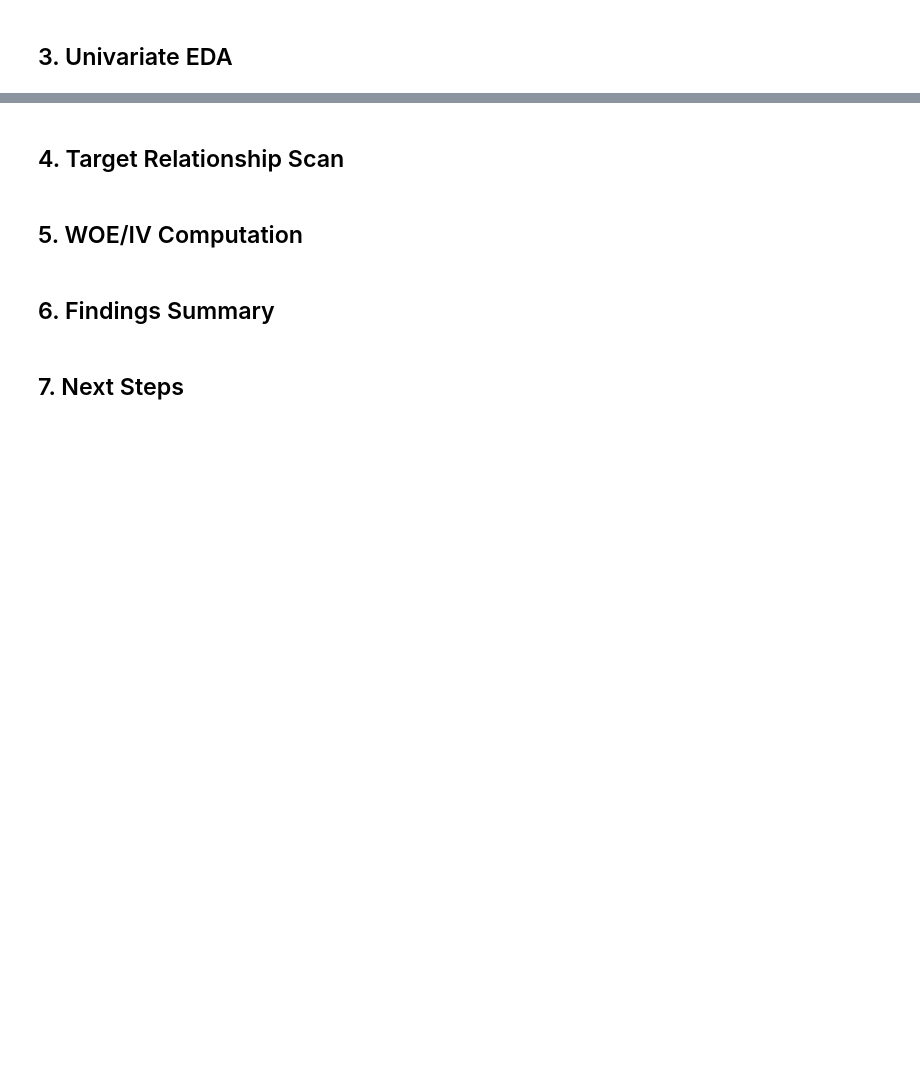
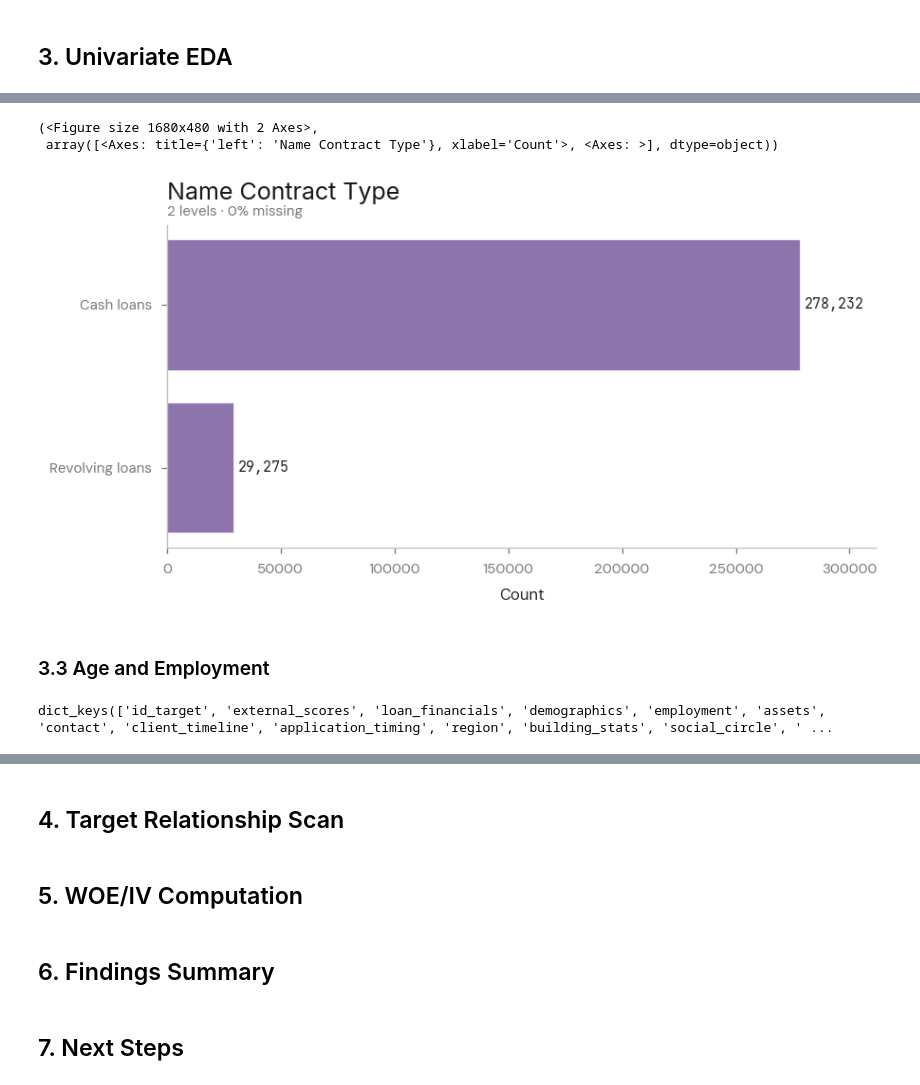
Before and after one commit to smallchuch/CreditRiskLearning, a Jupyter notebook: Projects/Flagship PD Model Project/01_Default_Rate_Driver_Scan_EDA/default_rate_driver_scan_notebook.ipynb, the cells around one changed output, grey strips where cells are left out. Drawn from its saved outputs; the diff is of its cells as text; code cells hidden in the pictures; blank space fills up the shorter version.

```diff
--- a/Projects/Flagship PD Model Project/01_Default_Rate_Driver_Scan_EDA/default_rate_driver_scan_notebook.ipynb
+++ b/Projects/Flagship PD Model Project/01_Default_Rate_Driver_Scan_EDA/default_rate_driver_scan_notebook.ipynb
@@ -1130,0 +1349,15 @@ df[cols]
+# %%
+# Loan Financials Cateogrical Bar Counts
+
+eda.frequency_per_group(df, cols_by_theme['loan_financials'])   # → only NAME_CONTRACT_TYPE
+plt.show()
+# %% [output]
+(<Figure size 1680x480 with 2 Axes>,
+ array([<Axes: title={'left': 'Name Contract Type'}, xlabel='Count'>, <Axes: >], dtype=object))
+[figure, added]
+# %% [markdown]
+### 3.3 Age and Employment
+# %%
+cols_by_theme.keys()
+# %% [output]
+dict_keys(['id_target', 'external_scores', 'loan_financials', 'demographics', 'employment', 'assets', 'contact', 'client_timeline', 'application_timing', 'region', 'building_stats', 'social_circle', ' ...
```
Also changed, not shown: parts of 36 cells of this notebook, 10 other files.
